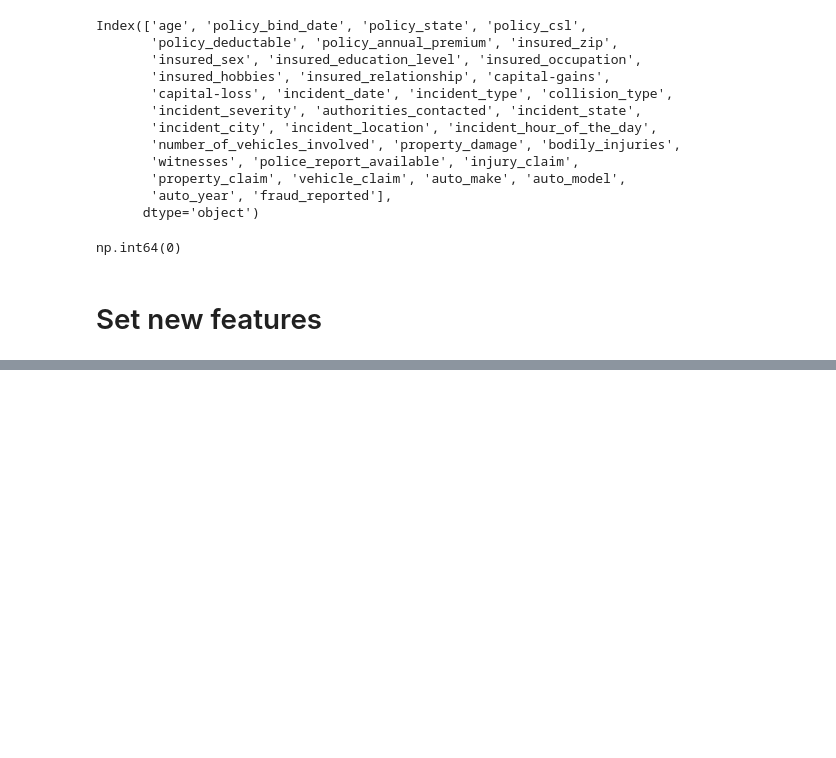
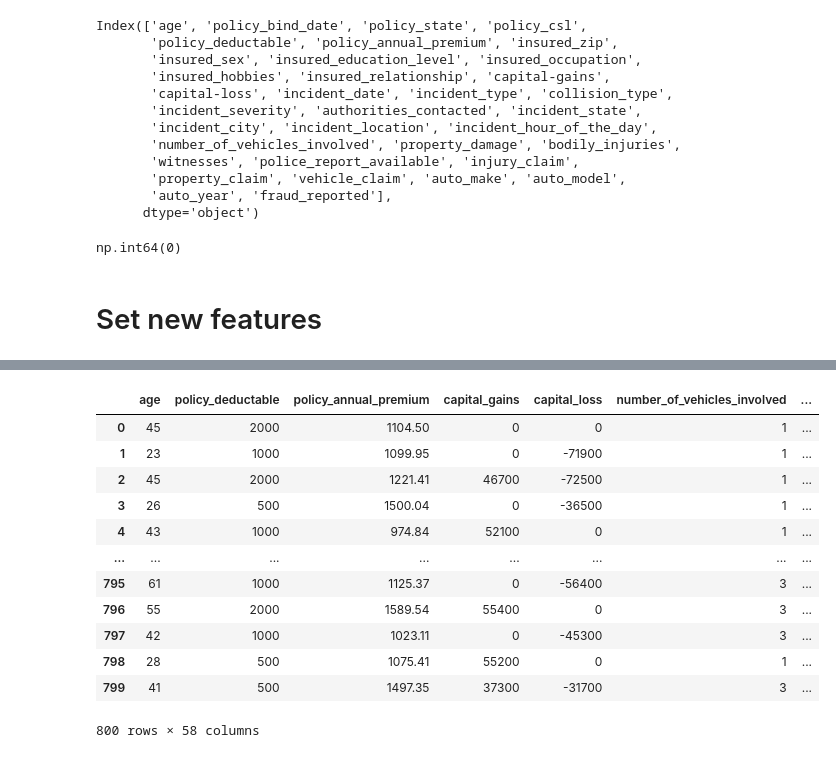
Before and after one commit to BertrandTcheuffa/claim_predict, a Jupyter notebook: data_cleaning.ipynb, the cells around one changed output, grey strips where cells are left out. Drawn from its saved outputs; the diff is of its cells as text; code cells hidden in the pictures; blank space fills up the shorter version.

```diff
--- a/data_cleaning.ipynb
+++ b/data_cleaning.ipynb
@@ -103,0 +147,4 @@ df.to_csv('insurance_claims_clean.csv')
+# %%
+#train_test_split
+from sklearn.model_selection import train_test_split
+X_train, X_test, y_train, y_test = train_test_split(df.drop('fraud_reported', axis=1), df['fraud_reported'], test_size=0.2, random_state=42)
@@ -103,0 +154,31 @@ df.to_csv('insurance_claims_clean.csv')
+# %%
+
+#encode insured_hobbies, incident_type, collision_type, incident_severity, authorities_contacted, incident_state
+enc=OneHotEncoder(handle_unknown='ignore')
+X_train_enc=enc.fit_transform(X_train[['insured_hobbies', 'incident_type', 'collision_type', 'incident_severity', 'authorities_contacted', 'incident_state']]).toarray()
+#dataframe
+X_train_enc=pd.DataFrame(X_train_enc, columns=enc.get_feature_names_out(['insured_hobbies', 'incident_type', 'collision_type', 'incident_severity', 'authorities_contacted', 'incident_state']))
+
+#reset index
+X_train_enc.reset_index(drop=True, inplace=True)
+X_train.reset_index(drop=True, inplace=True)
+
+#concatenate
+X_train=pd.concat([X_train, X_train_enc], axis=1)
+#drop columns
+X_train.drop(['insured_hobbies', 'incident_type', 'collision_type', 'incident_severity', 'authorities_contacted', 'incident_state'], axis=1, inplace=True)
+X_train
+# %% [output]
+|  | age | policy_deductable | policy_annual_premium | capital_gains | capital_loss | number_of_vehicles_involved | ... |
+| 0 | 45 | 2000 | 1104.50 | 0 | 0 | 1 | ... |
+| 1 | 23 | 1000 | 1099.95 | 0 | -71900 | 1 | ... |
+| 2 | 45 | 2000 | 1221.41 | 46700 | -72500 | 1 | ... |
+| 3 | 26 | 500 | 1500.04 | 0 | -36500 | 1 | ... |
+| 4 | 43 | 1000 | 974.84 | 52100 | 0 | 1 | ... |
+| ... | ... | ... | ... | ... | ... | ... | ... |
+| 795 | 61 | 1000 | 1125.37 | 0 | -56400 | 3 | ... |
+| 796 | 55 | 2000 | 1589.54 | 55400 | 0 | 3 | ... |
+| 797 | 42 | 1000 | 1023.11 | 0 | -45300 | 3 | ... |
+| 798 | 28 | 500 | 1075.41 | 55200 | 0 | 1 | ... |
+| 799 | 41 | 500 | 1497.35 | 37300 | -31700 | 3 | ... |
+800 rows × 58 columns
```
Also changed, not shown: parts of 9 cells of this notebook.
